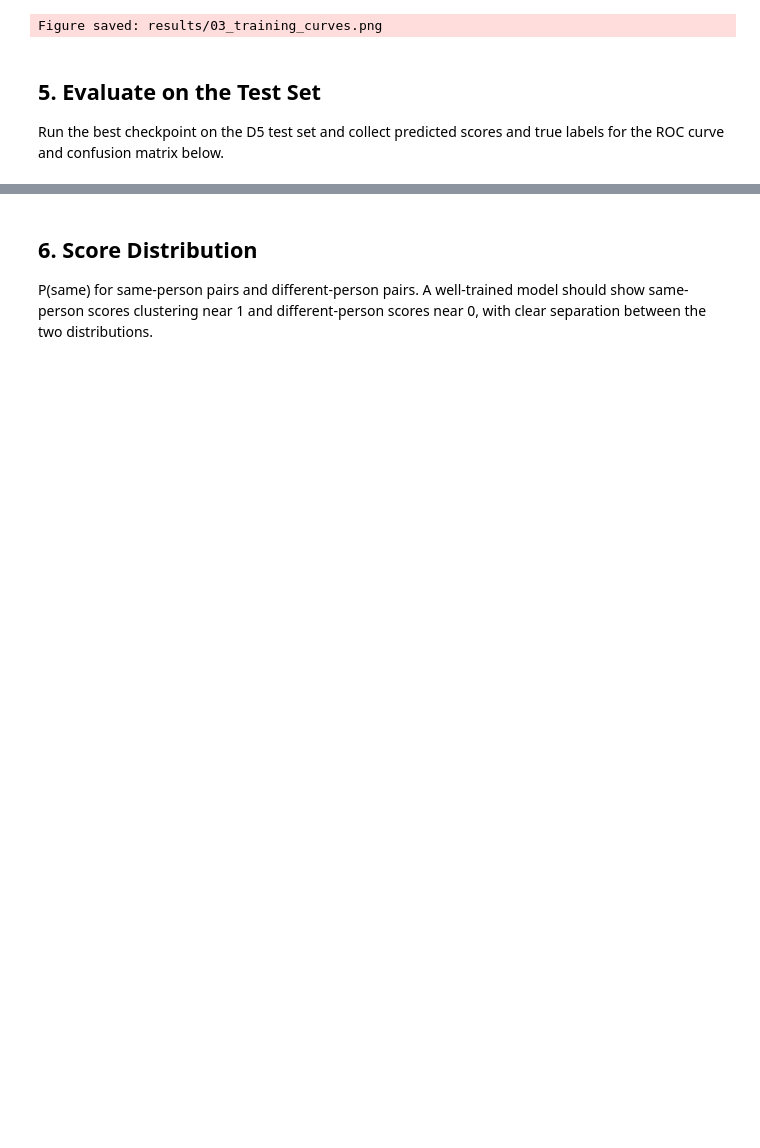
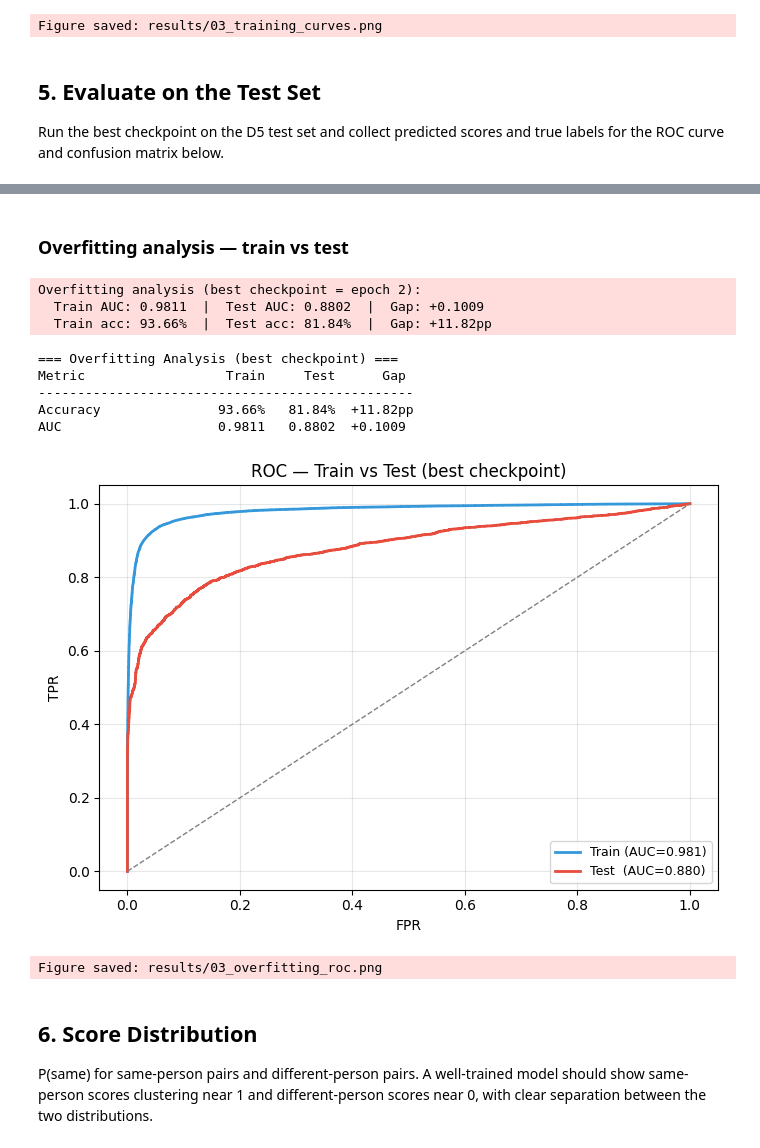
Before and after one commit to Karma39/gait-mia, a Jupyter notebook: notebooks/03_train_authenticator.ipynb, the cells around one changed output, grey strips where cells are left out. Saved outputs shown, nothing was run; the diff lists cells and outputs as text; code cells hidden in the pictures; blank space fills up the shorter version.

```diff
--- a/notebooks/03_train_authenticator.ipynb
+++ b/notebooks/03_train_authenticator.ipynb
@@ -340,3 +344,65 @@ AUC:           0.8876
+# %% [markdown]
+### Overfitting analysis — train vs test
+# %%
+# ── Evaluate best checkpoint on TRAIN set ──────────────────────────────────
+from sklearn.metrics import roc_curve, auc as sk_auc
+
+model.load_state_dict(torch.load(CKPT_DIR / 'auth_model.pt', map_location=DEVICE))
+model.eval()
+
+train_scores_all, train_labels_all, train_preds_all = [], [], []
+with torch.no_grad():
+    for x1_batch, x2_batch, y_batch in train_loader:
+        x1_batch, x2_batch = x1_batch.to(DEVICE), x2_batch.to(DEVICE)
+        logits = model(x1_batch, x2_batch)
+        scores = torch.softmax(logits, dim=1)[:, 1]
+        train_scores_all.append(scores.cpu().numpy())
+        train_labels_all.append(y_batch.numpy())
+        train_preds_all.append(logits.argmax(1).cpu().numpy())
+
+train_scores_all = np.concatenate(train_scores_all)
+train_labels_all = np.concatenate(train_labels_all)
+train_preds_all  = np.concatenate(train_preds_all)
+
+fpr_tr, tpr_tr, _ = roc_curve(train_labels_all, train_scores_all)
+train_auc = sk_auc(fpr_tr, tpr_tr)
+
+train_acc_best = history['train_acc'][best_epoch - 1]
+test_acc_best  = history['test_acc'][best_epoch - 1]
+
+log.info(f'Overfitting analysis (best checkpoint = epoch {best_epoch}):')
+log.info(f'  Train AUC: {train_auc:.4f}  |  Test AUC: {roc_auc:.4f}  |  Gap: {train_auc - roc_auc:+.4f}')
+log.info(f'  Train acc: {train_acc_best*100:.2f}%  |  Test acc: {test_acc_best*100:.2f}%  |  Gap: {(train_acc_best - test_acc_best)*100:+.2f}pp')
+
+print("\n=== Overfitting Analysis (best checkpoint) ===")
+print(f"{'Metric':<20} {'Train':>8} {'Test':>8} {'Gap':>8}")
+print("-" * 48)
+print(f"{'Accuracy':<20} {train_acc_best*100:>7.2f}% {test_acc_best*100:>7.2f}% {(train_acc_best-test_acc_best)*100:>+7.2f}pp")
+print(f"{'AUC':<20} {train_auc:>8.4f} {roc_auc:>8.4f} {train_auc-roc_auc:>+8.4f}")
+
+# ── ROC comparison: train vs test ─────────────────────────────────────────
+fig, ax = plt.subplots(figsize=(7, 5))
+ax.plot(fpr_tr, tpr_tr, color='#3498db', linewidth=2, label=f'Train (AUC={train_auc:.3f})')
+ax.plot(fpr,    tpr,    color='#e74c3c', linewidth=2, label=f'Test  (AUC={roc_auc:.3f})')
+ax.plot([0, 1], [0, 1], color='gray', linestyle='--', linewidth=1)
+ax.set_xlabel('FPR'); ax.set_ylabel('TPR')
+ax.set_title('ROC — Train vs Test (best checkpoint)')
+ax.legend(fontsize=9); ax.grid(True, alpha=0.3)
+plt.tight_layout()
+plt.savefig(RESULT_DIR / '03_overfitting_roc.png', dpi=150)
+plt.show()
+log.info('Figure saved: results/03_overfitting_roc.png')
+# %% [output]
+Overfitting analysis (best checkpoint = epoch 2):
+  Train AUC: 0.9811  |  Test AUC: 0.8802  |  Gap: +0.1009
+  Train acc: 93.66%  |  Test acc: 81.84%  |  Gap: +11.82pp
+=== Overfitting Analysis (best checkpoint) ===
+Metric                  Train     Test      Gap
+------------------------------------------------
+Accuracy               93.66%   81.84%  +11.82pp
+AUC                    0.9811   0.8802  +0.1009
+[figure, added]
+Figure saved: results/03_overfitting_roc.png
 # %% [markdown]
 ## 6. Score Distribution
 
```
Also changed, not shown: parts of 10 cells of this notebook, 56 other files.
